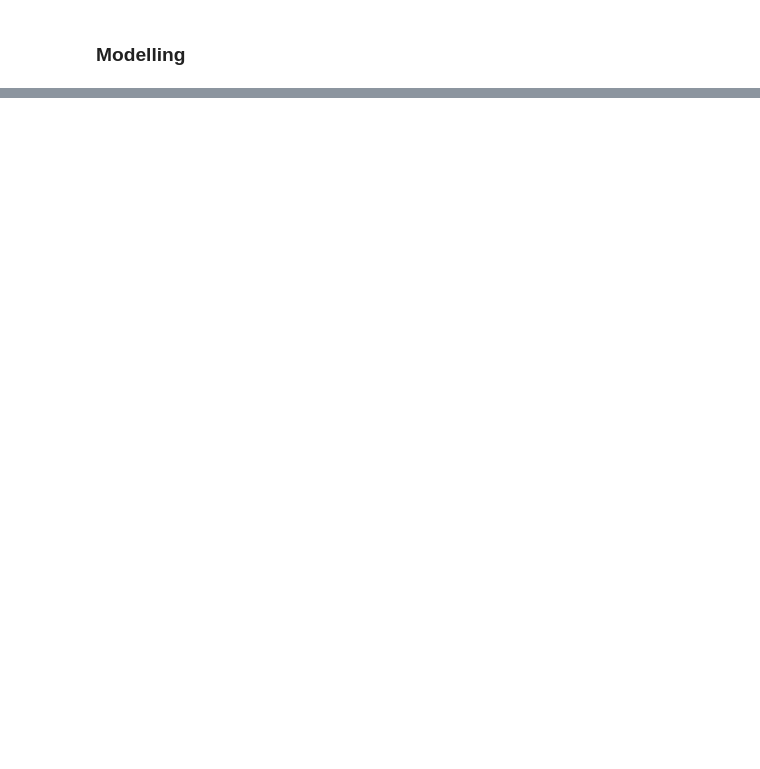
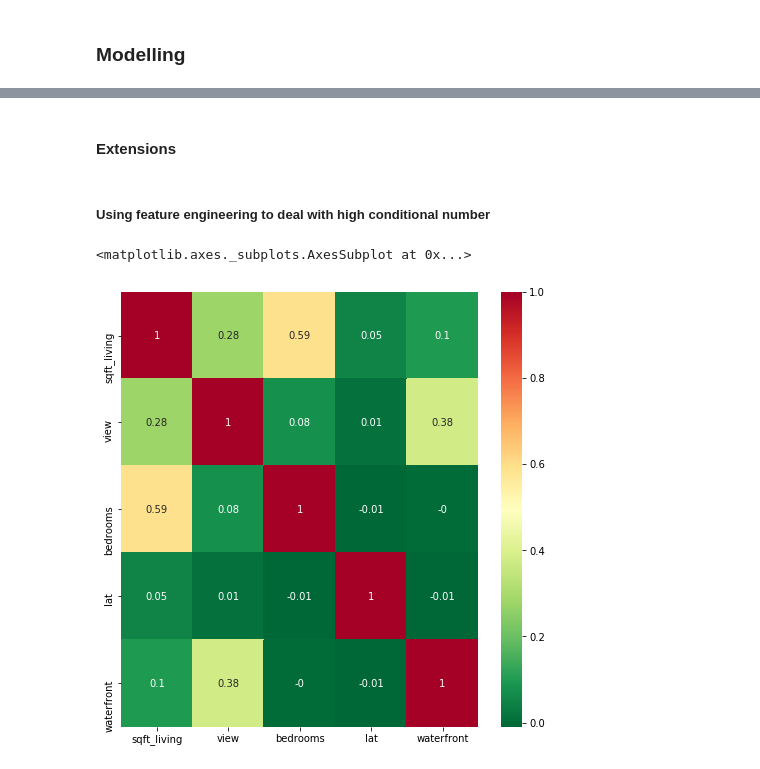
Before and after one commit to inesa-lisnic/flatiron-mod_1, a Jupyter notebook: data_cleaning.ipynb, the cells around one changed output, grey strips where cells are left out. Cells and saved outputs as stored; diff of their text form; code cells hidden in the pictures; blank space fills up the shorter version.

```diff
--- a/data_cleaning.ipynb
+++ b/data_cleaning.ipynb
@@ -330,0 +717,12 @@ sm.os()
+# %% [markdown]
+#### Extensions
+# %% [markdown]
+##### Using feature engineering to deal with high conditional number
+# %%
+plt.figure(figsize = (8,8))
+sns.heatmap(df[['sqft_living', 'view', 'bedrooms', 'lat', 'waterfront']].corr().round(2), cmap='RdYlGn_r', annot=True)
+#sqft_living and bedrooms have a reasonable high collinearity
+#create a new predictor from sqft_living and bedrooms
+# %% [output]
+<matplotlib.axes._subplots.AxesSubplot at 0x...>
+[figure, added]
```
Also changed, not shown: parts of 55 cells of this notebook.
